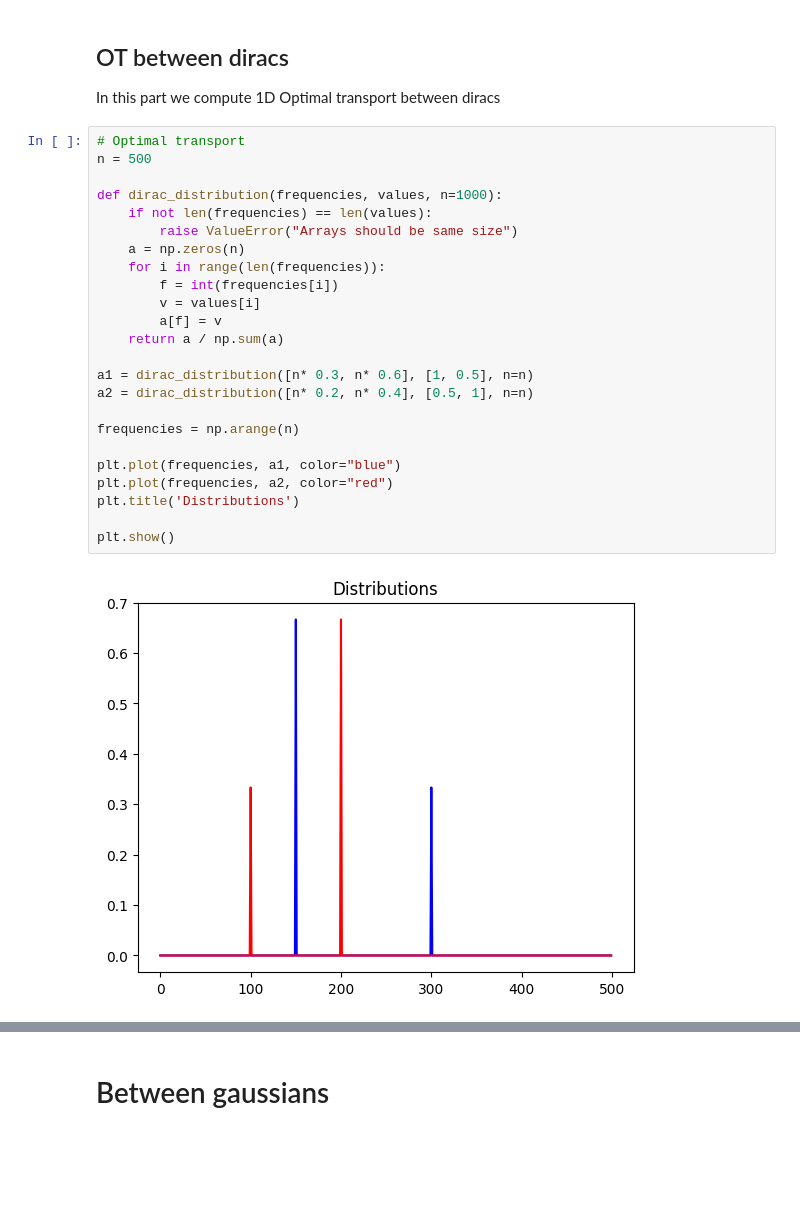
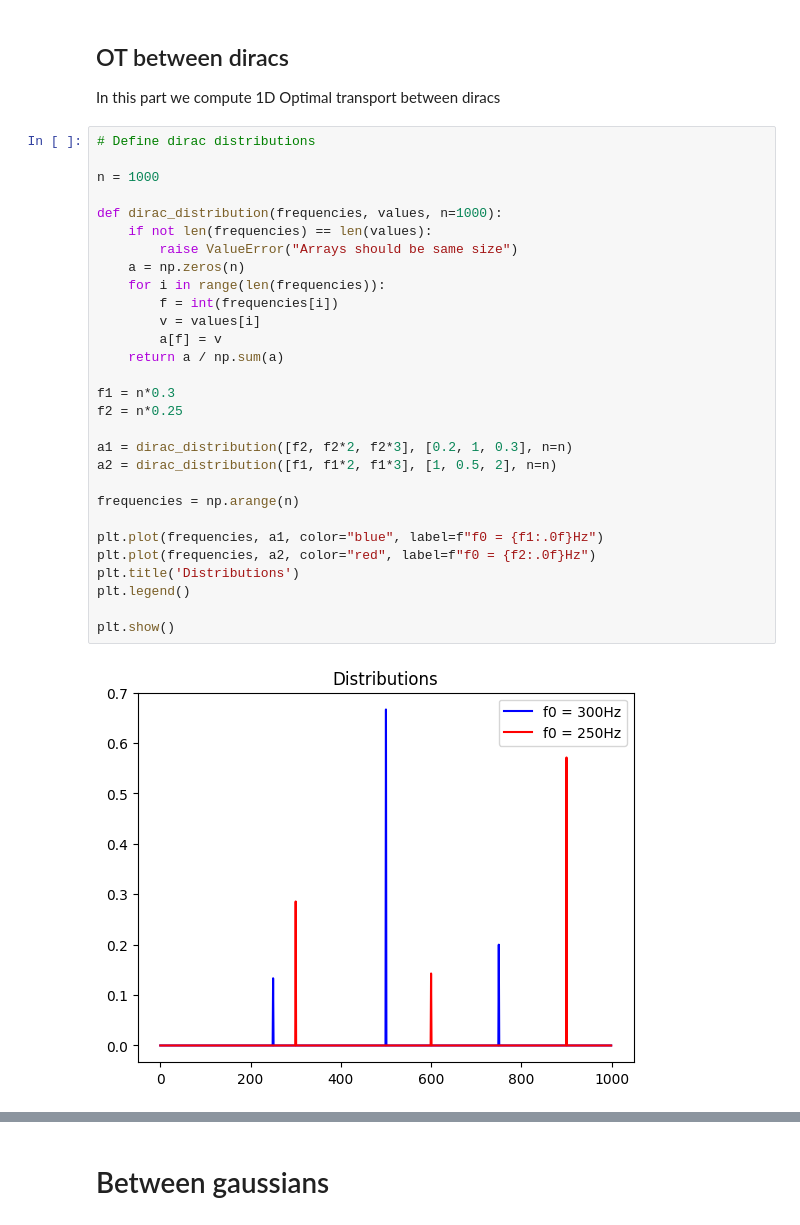
Before and after one commit to zaquastier/audio_1D_transport, a Jupyter notebook: audio_ot_vlab.ipynb, the cells around one changed output, grey strips where cells are left out. Saved outputs shown, nothing was run; the diff lists cells and outputs as text; blank space fills up the shorter version.

```diff
--- a/audio_ot_vlab.ipynb
+++ b/audio_ot_vlab.ipynb
@@ -22,29 +22,34 @@ import ot
 
 In this part we compute 1D Optimal transport between diracs
 # %%
-# Optimal transport
-n = 500
+# Define dirac distributions
+
+n = 1000
 
 def dirac_distribution(frequencies, values, n=1000):
     if not len(frequencies) == len(values):
         raise ValueError("Arrays should be same size")
     a = np.zeros(n)
     for i in range(len(frequencies)):
         f = int(frequencies[i])
         v = values[i]
         a[f] = v
     return a / np.sum(a)
 
-a1 = dirac_distribution([n* 0.3, n* 0.6], [1, 0.5], n=n)
-a2 = dirac_distribution([n* 0.2, n* 0.4], [0.5, 1], n=n)
+f1 = n*0.3
+f2 = n*0.25
+
+a1 = dirac_distribution([f2, f2*2, f2*3], [0.2, 1, 0.3], n=n)
+a2 = dirac_distribution([f1, f1*2, f1*3], [1, 0.5, 2], n=n)
 
 frequencies = np.arange(n)
 
-plt.plot(frequencies, a1, color="blue")
-plt.plot(frequencies, a2, color="red")
+plt.plot(frequencies, a1, color="blue", label=f"f0 = {f1:.0f}Hz")
+plt.plot(frequencies, a2, color="red", label=f"f0 = {f2:.0f}Hz")
 plt.title('Distributions')
+plt.legend()
 
 plt.show()
 # %% [output]
-[figure, old version]
+[figure, new version]
 # %%
```
Also changed, not shown: parts of 6 cells of this notebook.
